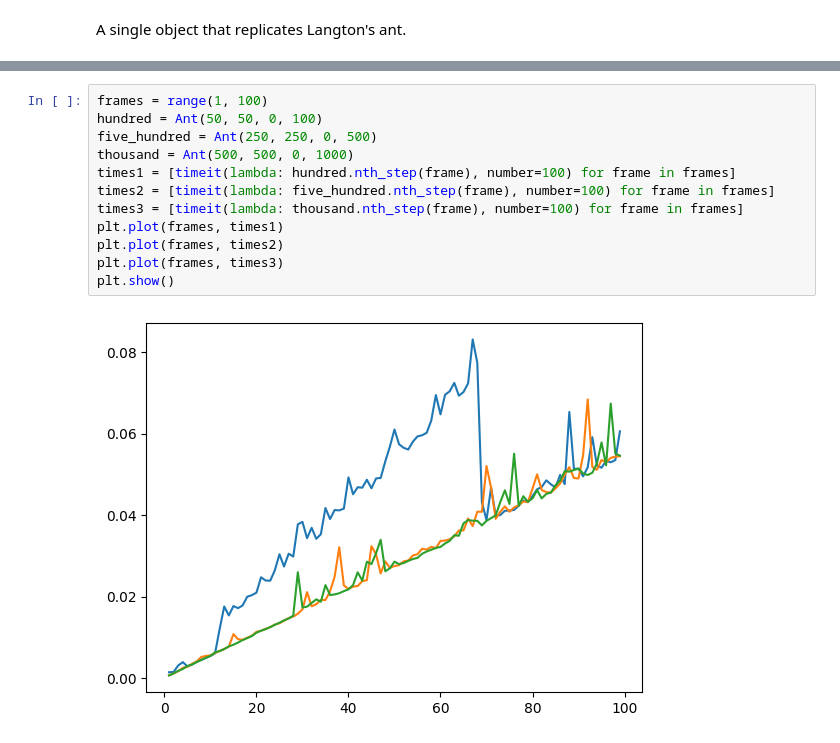
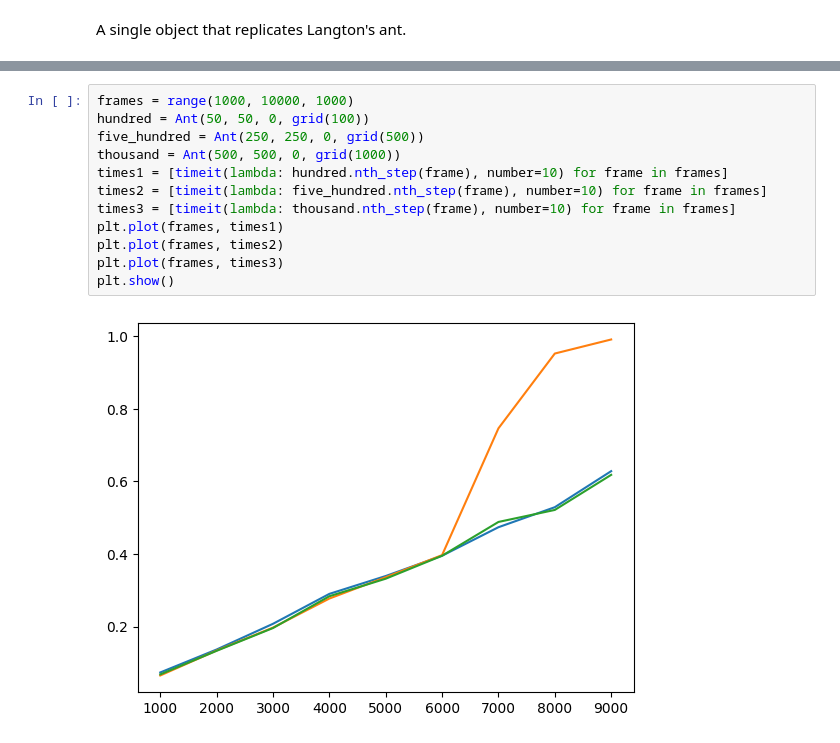
Before and after one commit to sammyfow/cap-comp215, a Jupyter notebook: project2.ipynb, the cells around one changed output, grey strips where cells are left out. Drawn from its saved outputs; the diff is of its cells as text.

```diff
--- a/project2.ipynb
+++ b/project2.ipynb
@@ -131,14 +136,14 @@ plot_2D_array(test.grid)
 # %%
-frames = range(1, 100)
-hundred = Ant(50, 50, 0, 100)
-five_hundred = Ant(250, 250, 0, 500)
-thousand = Ant(500, 500, 0, 1000)
-times1 = [timeit(lambda: hundred.nth_step(frame), number=100) for frame in frames]
-times2 = [timeit(lambda: five_hundred.nth_step(frame), number=100) for frame in frames]
-times3 = [timeit(lambda: thousand.nth_step(frame), number=100) for frame in frames]
+frames = range(1000, 10000, 1000)
+hundred = Ant(50, 50, 0, grid(100))
+five_hundred = Ant(250, 250, 0, grid(500))
+thousand = Ant(500, 500, 0, grid(1000))
+times1 = [timeit(lambda: hundred.nth_step(frame), number=10) for frame in frames]
+times2 = [timeit(lambda: five_hundred.nth_step(frame), number=10) for frame in frames]
+times3 = [timeit(lambda: thousand.nth_step(frame), number=10) for frame in frames]
 plt.plot(frames, times1)
 plt.plot(frames, times2)
 plt.plot(frames, times3)
 plt.show()
 # %% [output]
-[figure, old version]
+[figure, new version]
```
Also changed, not shown: parts of 2 cells of this notebook.
